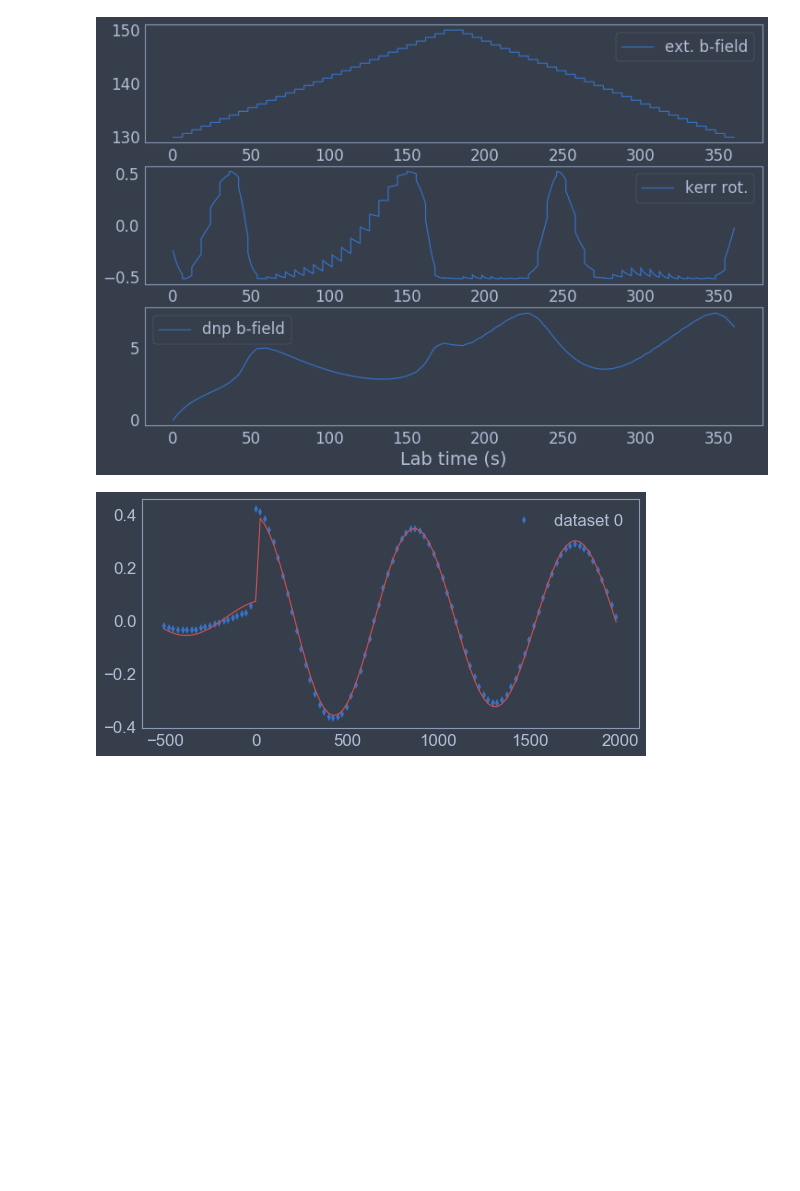
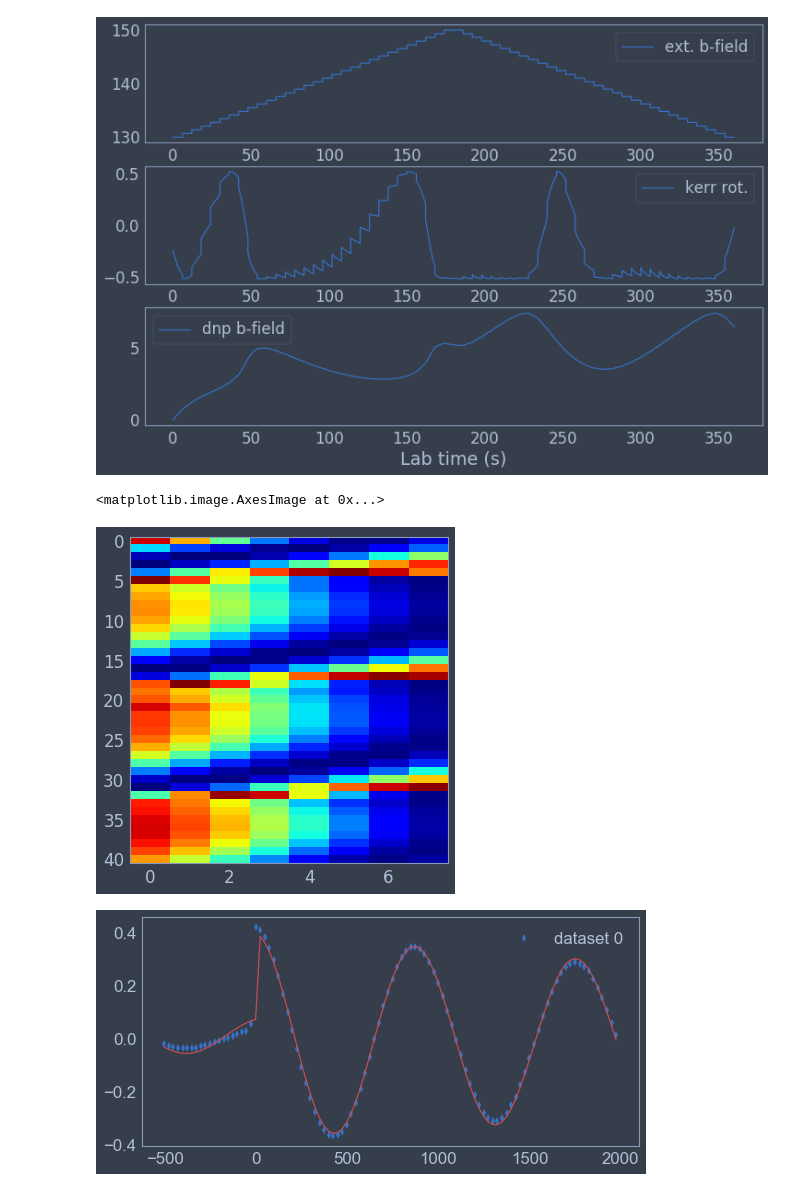
Before and after one commit to mwmacmahon/experimentdataanalysis, a Jupyter notebook: simulation_vs_GS_data_viewer.ipynb, the cells around one changed output. Cells and saved outputs as stored; diff of their text form; code cells hidden in the pictures; blank space fills up the shorter version.

Commit message:
rsa 1d and trkr-rsa 2d simulations working

```diff
--- a/simulation_vs_GS_data_viewer.ipynb
+++ b/simulation_vs_GS_data_viewer.ipynb
@@ -593,6 +600,32 @@ tvals, bvals, dnpvals, kerrvals = \
 plot_b_dnp_kerr_vs_t(tvals, bvals, dnpvals, kerrvals)
 # %% [output]
 [figure]
+# %%
+# simulation test code
+delay_vec_len = 8
+probe_delay_vec = np.linspace(-480, -60, delay_vec_len)
+b_ext_vec_len = 40
+b_external_vec = np.r_[130,
+                       130:150:(b_ext_vec_len/2*1j),
+                       150:170:(b_ext_vec_len/2*1j)]
+delay_scan_duration = 25.0
+pre_scan_pause = 5.0
+gfactor = 0.39
+spin_lifetime = 20000.0
+dnp_update_function = setpoint_dnp_update
+
+lab_time_grid, delay_time_grid, \
+    b_external_grid, dnp_grid, kerr_grid = \
+        run_simulation_2d(probe_delay_vec,
+                          b_external_vec,
+                          delay_scan_duration, pre_scan_pause,
+                          gfactor, spin_lifetime,
+                          dnp_update_function)
+plt.imshow(kerr_grid, aspect=delay_vec_len/b_ext_vec_len,
+           cmap='jet')
+# %% [output]
+<matplotlib.image.AxesImage at 0x...>
+[figure, added]
 # %%
 # PLOT SIMULATION RESULTS VS ACTUAL DATA
 result_indices_to_plot = [0, 1, 2, 3]
```
Also changed, not shown: parts of 2 cells of this notebook.
